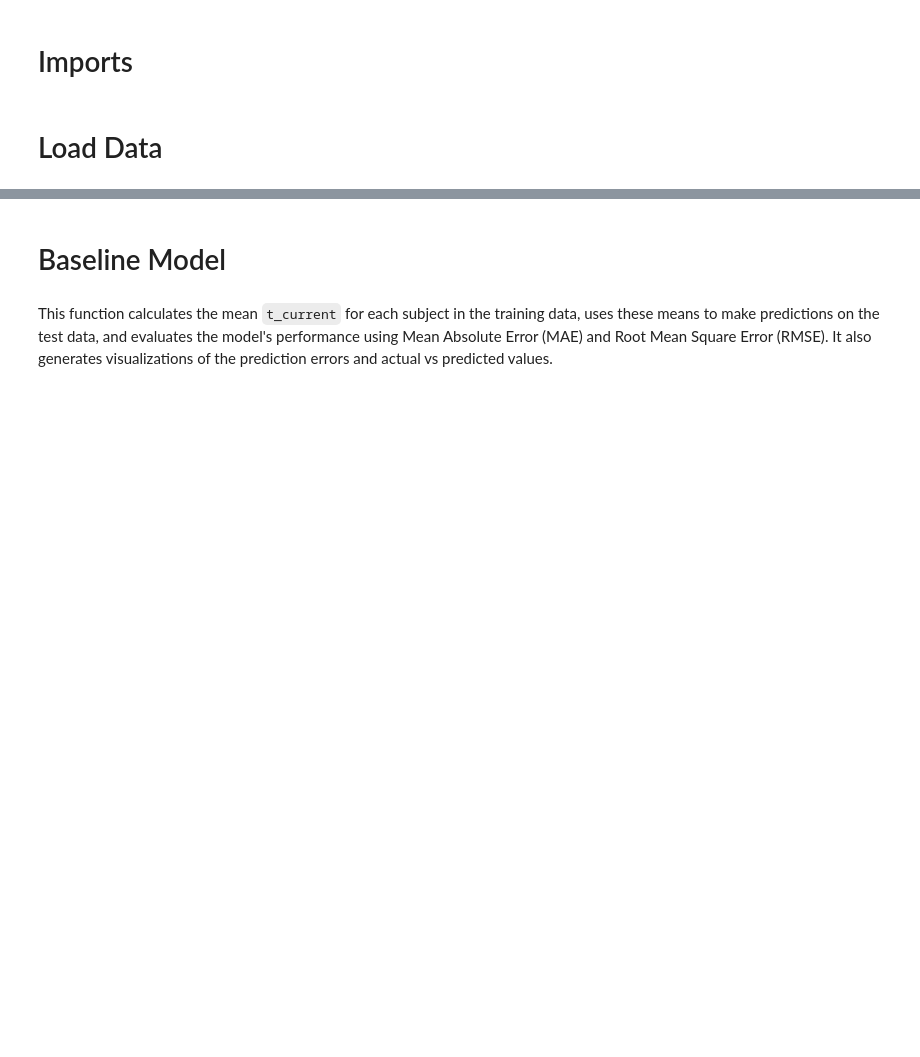
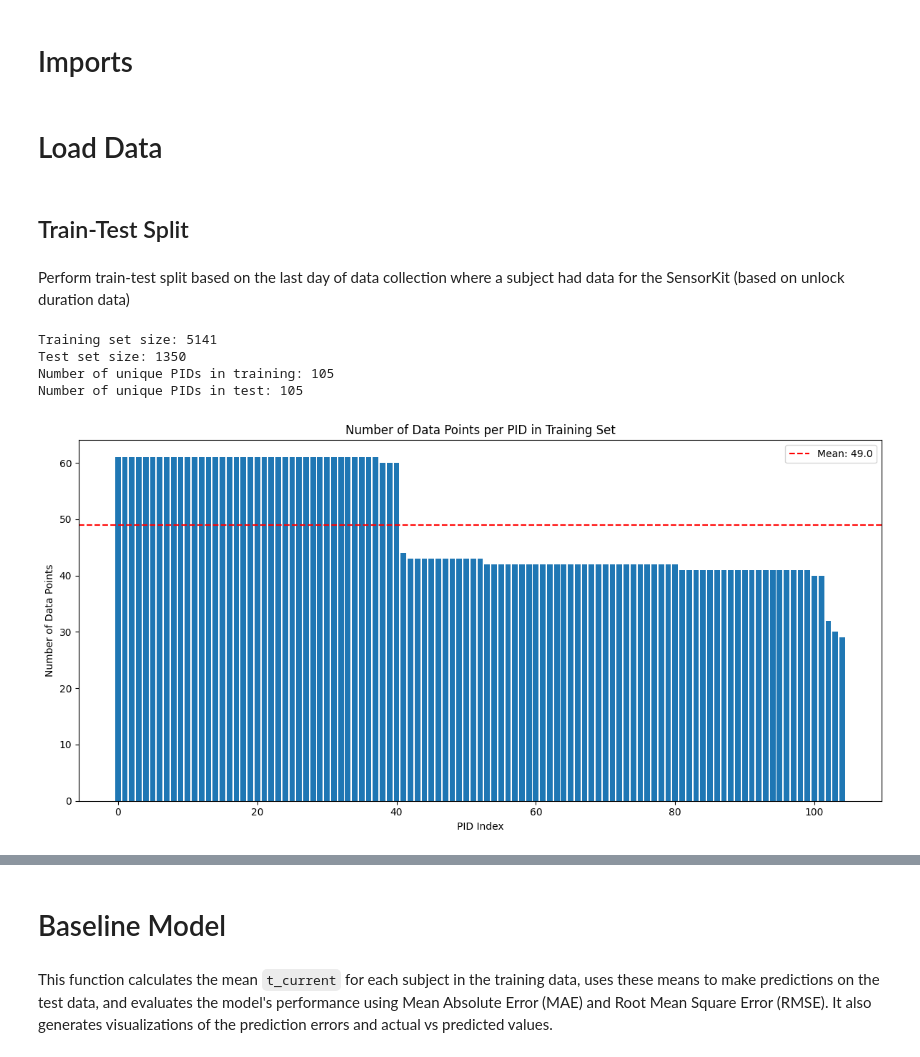
Before and after one commit to danieljwilson/3_3_experience_sampling, a Jupyter notebook: 3_3_3_data_analysis/02_analysis/Models/04_mixed_effects.ipynb, the cells around one changed output, grey strips where cells are left out. Drawn from its saved outputs; the diff is of its cells as text; code cells hidden in the pictures; blank space fills up the shorter version.

```diff
--- a/3_3_3_data_analysis/02_analysis/Models/04_mixed_effects.ipynb
+++ b/3_3_3_data_analysis/02_analysis/Models/04_mixed_effects.ipynb
@@ -29,3 +26,78 @@ test_data = test_data.merge(df_target_renamed[['PID', 'trial_date', 't_current_n
+# %% [markdown]
+## Train-Test Split
+# %% [markdown]
+Perform train-test split based on the last day of data collection where a subject had
+data for the SensorKit (based on unlock duration data)
+# %%
+# Get last day of data collection for each PID based on unlock duration data
+last_days = df.groupby('PID').agg({
+    'day': lambda x: x[df['passive_sk_device_total_unlock_duration'].notna()].max()
+}).reset_index()
+
+# Remove any data after each PID's last day
+tt_filtered = pd.merge(
+    df,
+    last_days,
+    on='PID',
+    suffixes=('', '_last')
+)
+tt_filtered = tt_filtered[tt_filtered['day'] <= tt_filtered['day_last']]
+
+# Create train/test splits for each PID
+train_data = pd.DataFrame()
+test_data = pd.DataFrame()
+
+for pid in tt_filtered['PID'].unique():
+    pid_data = tt_filtered[tt_filtered['PID'] == pid].copy()
+
+    # Sort by day to ensure chronological split
+    pid_data = pid_data.sort_values('day')
+
+    # Calculate split point at 80%
+    split_idx = int(len(pid_data) * 0.8)
+
+    # Split the data
+    train_pid = pid_data.iloc[:split_idx]
+    test_pid = pid_data.iloc[split_idx:]
+
+    # Append to main dataframes
+    train_data = pd.concat([train_data, train_pid])
+    test_data = pd.concat([test_data, test_pid])
+
+# Reset indices
+train_data = train_data.reset_index(drop=True)
+test_data = test_data.reset_index(drop=True)
+
+print(f"Training set size: {len(train_data)}")
+print(f"Test set size: {len(test_data)}")
+print(f"Number of unique PIDs in training: {train_data['PID'].nunique()}")
+print(f"Number of unique PIDs in test: {test_data['PID'].nunique()}")
+# %% [output]
+Training set size: 5141
+Test set size: 1350
+Number of unique PIDs in training: 105
+Number of unique PIDs in test: 105
+# %%
+# Count data points per PID in training set
+pid_counts = train_data['PID'].value_counts()
+
+# Create bar plot
+plt.figure(figsize=(12, 6))
+plt.bar(range(len(pid_counts)), pid_counts.values)
+plt.xlabel('PID Index')
+plt.ylabel('Number of Data Points')
+plt.title('Number of Data Points per PID in Training Set')
+
+# Add mean line
+mean_points = pid_counts.mean()
+plt.axhline(y=mean_points, color='r', linestyle='--', label=f'Mean: {mean_points:.1f}')
+plt.legend()
+
+# Adjust layout and display
+plt.tight_layout()
+plt.show()
+# %% [output]
+[figure, added]
 # %%
 # Check for empty, binary (0/1) columns and non-numeric columns
 empty_cols = []
```
Also changed, not shown: parts of 39 cells of this notebook, 1 other file.
